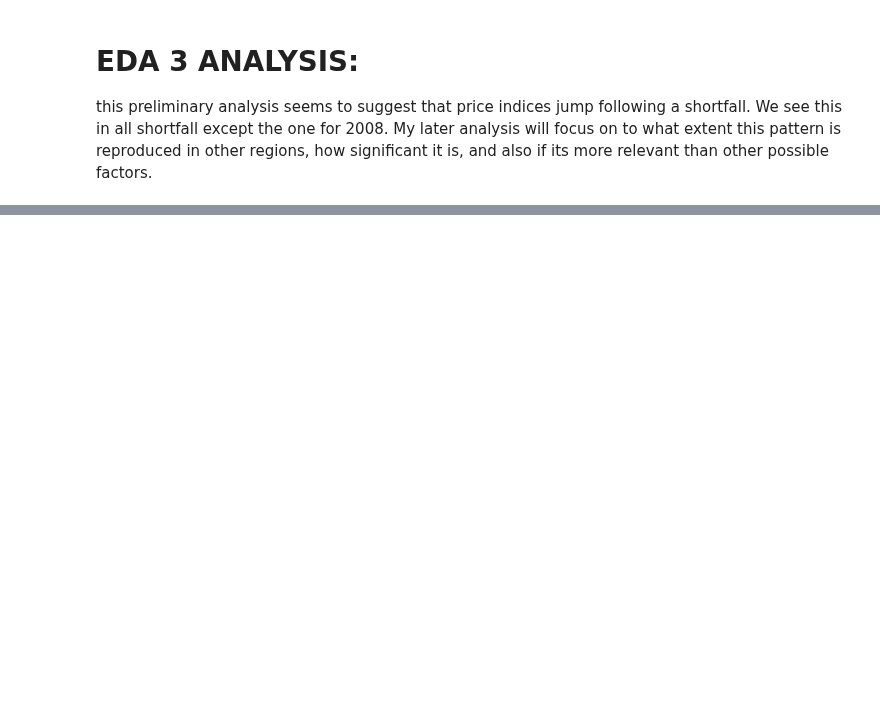
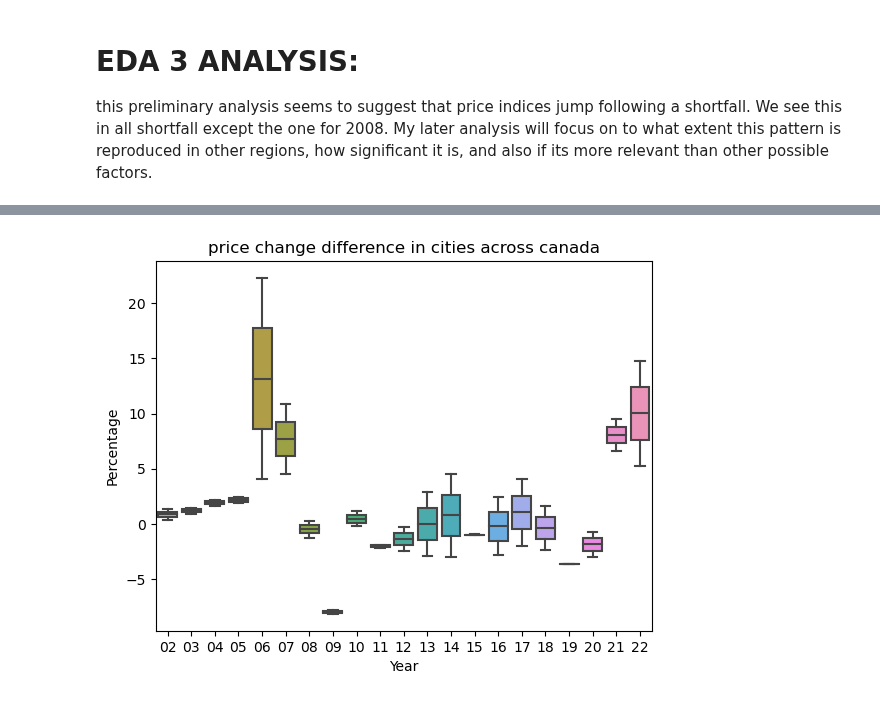
Before and after one commit to ubco-W2022T2-data301/project-group-group01, a Jupyter notebook: analysis/Jamesanalysis1.ipynb, the cells around one changed output, grey strips where cells are left out. Cells and saved outputs as stored; diff of their text form; code cells hidden in the pictures; blank space fills up the shorter version.

```diff
--- a/analysis/Jamesanalysis1.ipynb
+++ b/analysis/Jamesanalysis1.ipynb
@@ -710,0 +133,4 @@ KeyError: "['UOM_ID', 'UOM', 'DGUID', 'SCALAR_FACTOR', 'SCALAR_ID', 'VECTOR', 'C
+# %%
+pcgraph1.get_figure()
+# %% [output]
+[figure, added]
```
Also changed, not shown: parts of 26 cells of this notebook, 2 other files.
